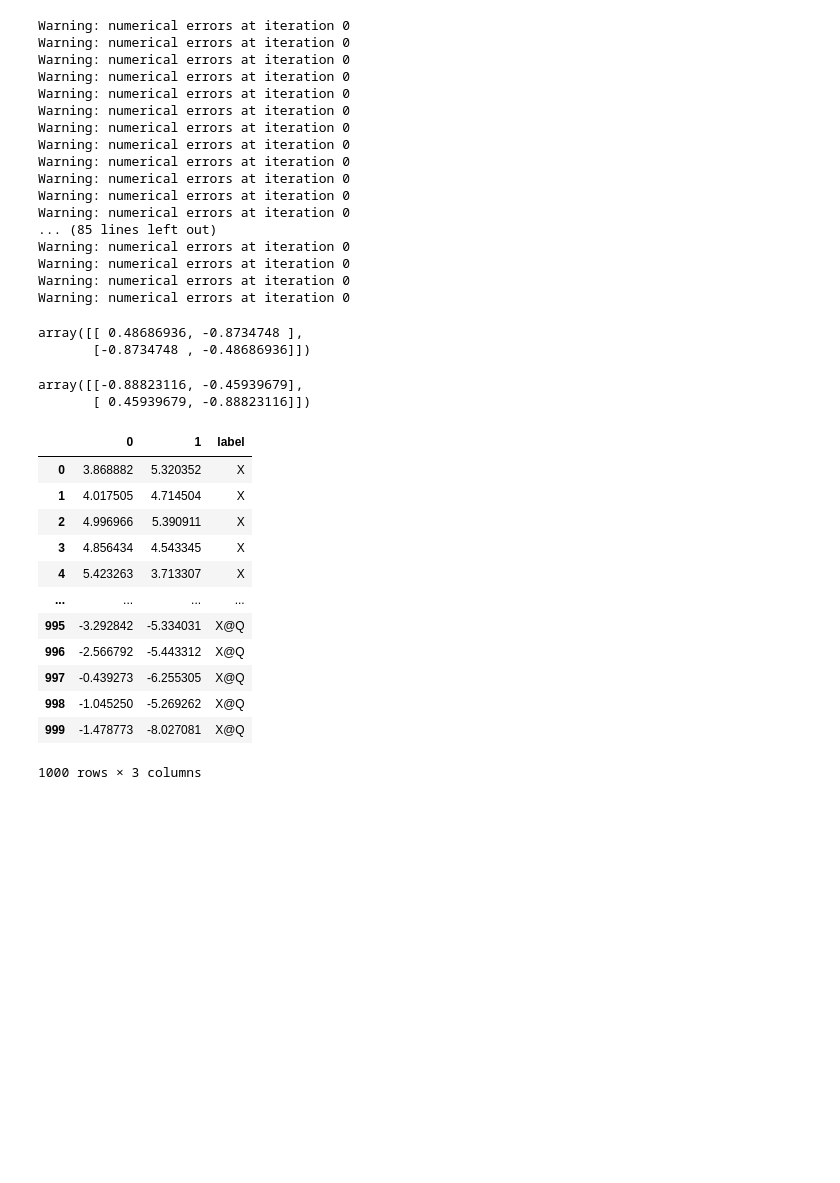
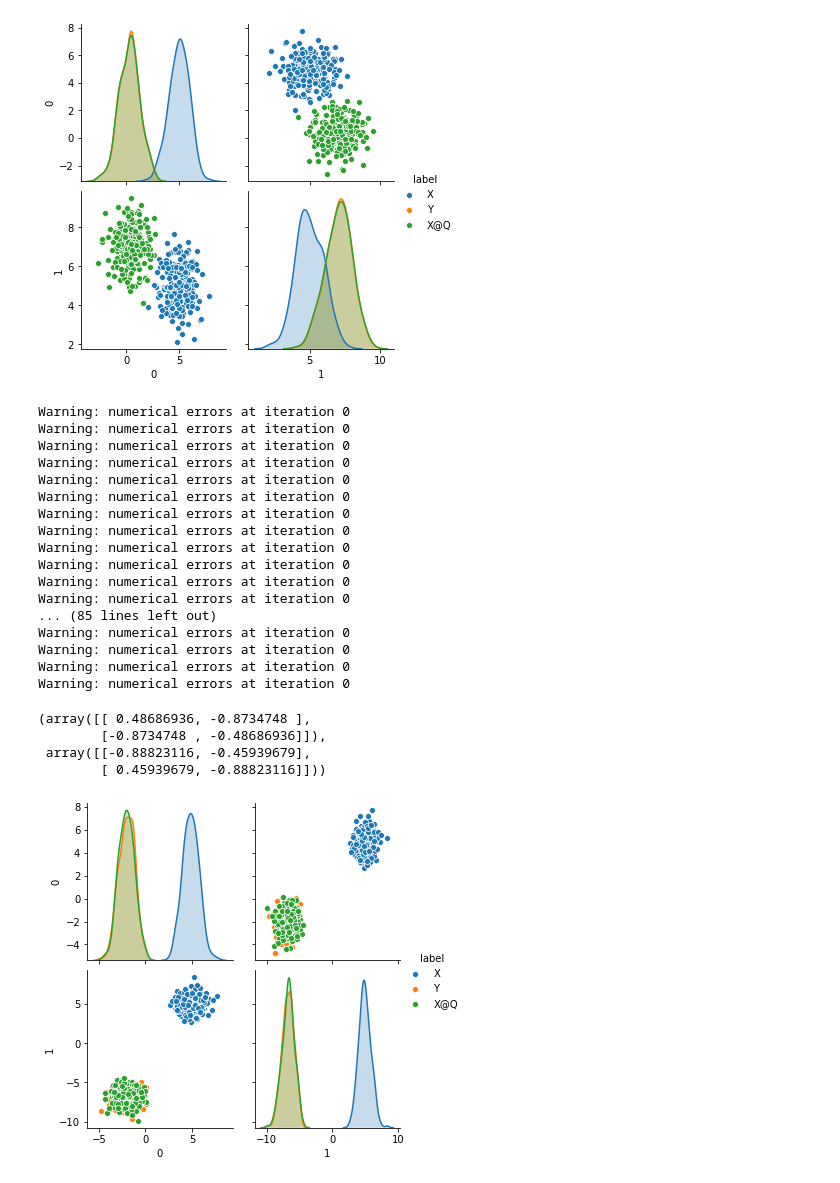
Before and after one commit to alyakin314/alyakin314.github.io, a Jupyter notebook: assets/seedless_1.ipynb, the cells around one changed output. Drawn from its saved outputs; the diff is of its cells as text; code cells hidden in the pictures; blank space fills up the shorter version.

Commit message:
seedless_1 added comments and stuff

```diff
--- a/assets/seedless_1.ipynb
+++ b/assets/seedless_1.ipynb
@@ -11,6 +15,5 @@ from graspy.align import SeedlessProcrustes
 # %%
-n, d = 250, 2
-def test_matching_datasets(seed=314):
+def test_matching_datasets(seed=314, n=250, d=2):
     np.random.seed(seed)
     mean = np.ones(d) * 5
     cov = np.ones((d,d))*0.02 + np.eye(d)*0.8
@@ -19,7 +22,9 @@ def test_matching_datasets(seed=314):
     W = stats.ortho_group.rvs(d)
     Y = Y @ W
 
-    aligner = SeedlessProcrustes(initialization="2d", initial_Q=np.eye(3))
-    Q = aligner.fit(X, Y).Q_X
-    np.linalg.norm(Y.mean(axis=0) - (X@Q).mean(axis=0)) < 0.01
+    aligner = SeedlessProcrustes(init="2d")
+    Q = aligner.fit(X, Y).Q_
     return (X, Y, W, Q)
+# %%
+X, Y, W, Q = test_matching_datasets(seed=314, n=n, d=d)
+W, Q
@@ -25,0 +38,7 @@ def test_matching_datasets(seed=314):
+# %%
+data = np.concatenate([X, Y, X@Q])
+data = pd.DataFrame(data)
+data["label"] = np.concatenate([['X']*n, ['Y']*n*2, ['X@Q']*n])
+fig = sns.pairplot(data, hue='label')
+# %% [output]
+[figure, added]
@@ -26,6 +49,6 @@ def test_matching_datasets(seed=314):
 # %%
-#%prun
-X, Y, W, Q = test_matching_datasets(seed=1233)
+X, Y, W, Q = test_matching_datasets(seed=1233, n=n, d=d)
+W, Q
 # %% [output]
 Warning: numerical errors at iteration 0
 Warning: numerical errors at iteration 0
@@ -44,32 +67,14 @@ Warning: numerical errors at iteration 0
 Warning: numerical errors at iteration 0
 Warning: numerical errors at iteration 0
 Warning: numerical errors at iteration 0
+(array([[ 0.48686936, -0.8734748 ],
+        [-0.8734748 , -0.48686936]]),
+ array([[-0.88823116, -0.45939679],
+        [ 0.45939679, -0.88823116]]))
-# %%
-W
-# %% [output]
-array([[ 0.48686936, -0.8734748 ],
-       [-0.8734748 , -0.48686936]])
-# %%
-Q
-# %% [output]
-array([[-0.88823116, -0.45939679],
-       [ 0.45939679, -0.88823116]])
 # %%
 data = np.concatenate([X, Y, X@Q])
 data = pd.DataFrame(data)
 data["label"] = np.concatenate([['X']*n, ['Y']*n*2, ['X@Q']*n])
-data
+fig = sns.pairplot(data, hue='label')
 # %% [output]
-|  | 0 | 1 | label |
-| 0 | 3.868882 | 5.320352 | X |
-| 1 | 4.017505 | 4.714504 | X |
-| 2 | 4.996966 | 5.390911 | X |
-| 3 | 4.856434 | 4.543345 | X |
-| 4 | 5.423263 | 3.713307 | X |
-| ... | ... | ... | ... |
-| 995 | -3.292842 | -5.334031 | X@Q |
-| 996 | -2.566792 | -5.443312 | X@Q |
-| 997 | -0.439273 | -6.255305 | X@Q |
-| 998 | -1.045250 | -5.269262 | X@Q |
-| 999 | -1.478773 | -8.027081 | X@Q |
-1000 rows × 3 columns
+[figure, added]
```
Also changed, not shown: parts of 8 cells of this notebook.
